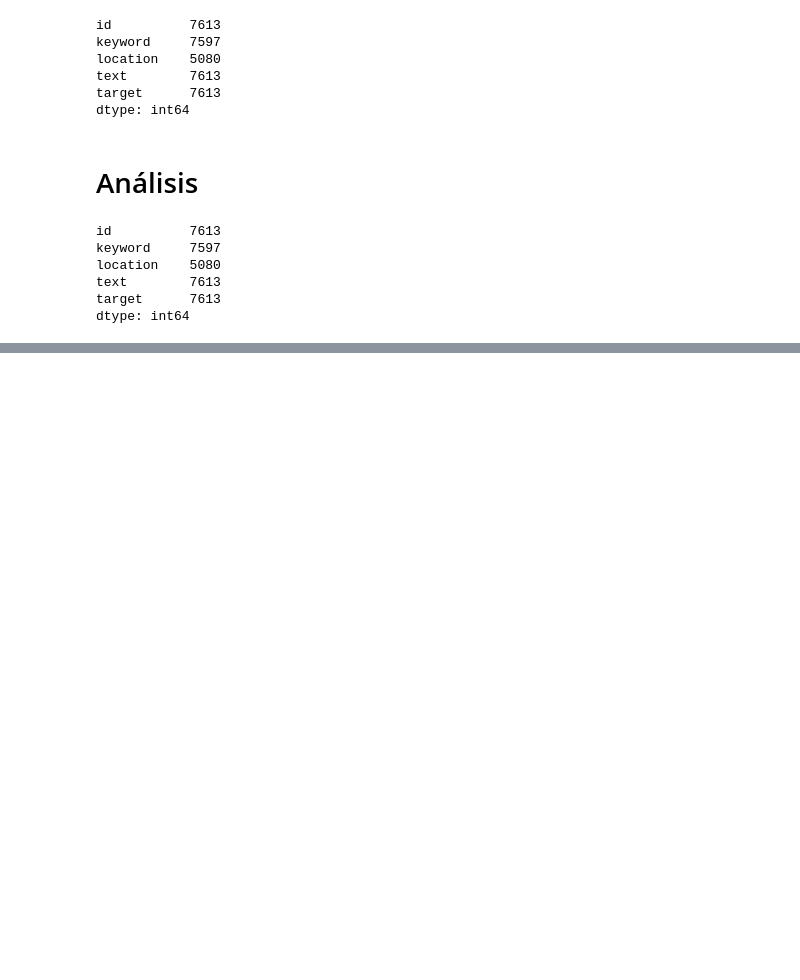
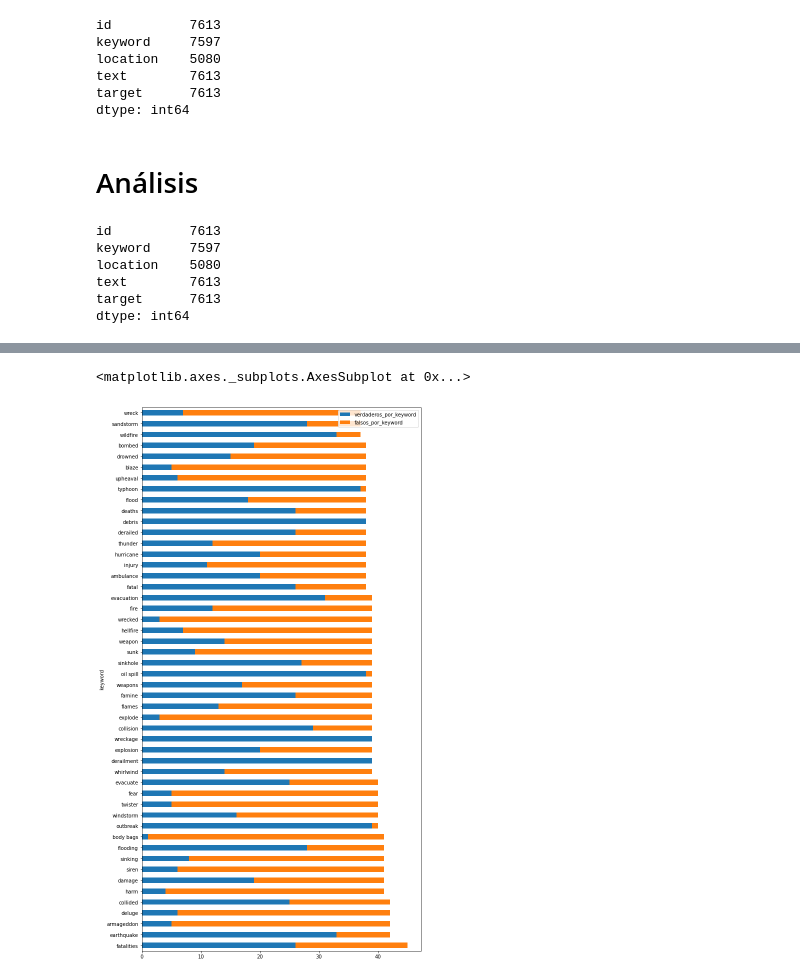
Before and after one commit to pabliyo/coronadatos, a Jupyter notebook: TP1-Keyword.ipynb, the cells around one changed output, grey strips where cells are left out. Saved outputs shown, nothing was run; the diff lists cells and outputs as text; code cells hidden in the pictures; blank space fills up the shorter version.

```diff
--- a/TP1-Keyword.ipynb
+++ b/TP1-Keyword.ipynb
@@ -377,0 +344,7 @@ cantidades[201:250].sort_values(ascending=False).plot(kind='bar', figsize=(20,10
+# %%
+para_trabajar = depurado[['id','keyword','target']]
+para_trabajar['frecuencia'] = para_trabajar.groupby('keyword')['keyword'].transform('count')
+para_trabajar['verdaderos_por_keyword'] = para_trabajar.groupby('keyword')['target'].transform('sum')
+para_trabajar['falsos_por_keyword'] = para_trabajar.apply(lambda x: x['frecuencia'] - x['verdaderos_por_keyword'], axis=1)
+para_trabajar = para_trabajar.drop_duplicates(['keyword'])
+para_trabajar.reset_index()
@@ -377,0 +369,7 @@ cantidades[201:250].sort_values(ascending=False).plot(kind='bar', figsize=(20,10
+# %%
+para_trabajar_2 = para_trabajar.sort_values(by=['frecuencia'], ascending=False)
+# %%
+para_trabajar_2.iloc[0:50].plot.barh(x='keyword', y=['verdaderos_por_keyword','falsos_por_keyword'], figsize=(10, 20), stacked=True)
+# %% [output]
+<matplotlib.axes._subplots.AxesSubplot at 0x...>
+[figure, added]
```
Also changed, not shown: parts of 19 cells of this notebook.
